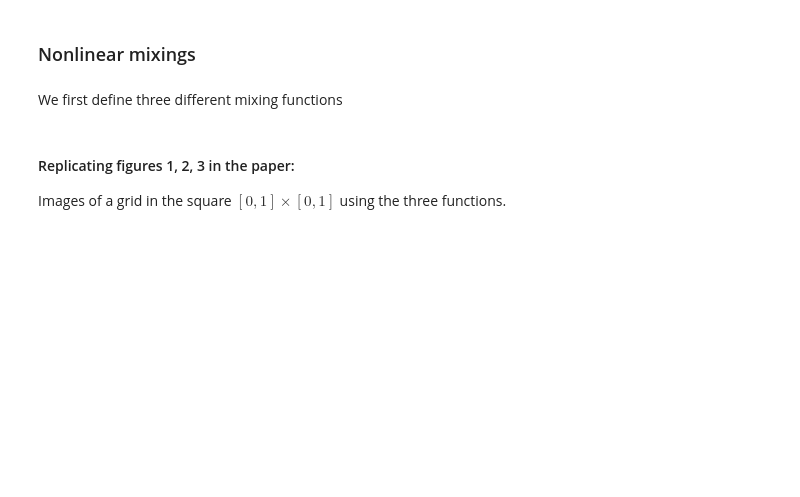
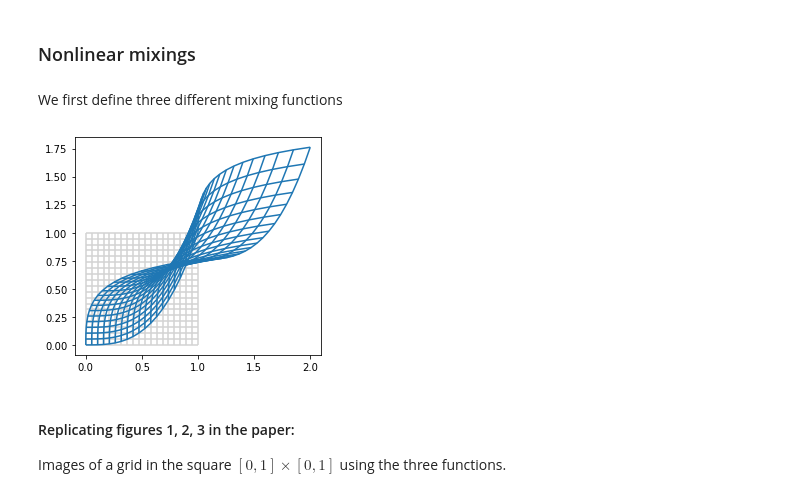
Before and after one commit to lgresele/independent-mechanism-analysis, a Jupyter notebook: 0_darmois_construction.ipynb, the cells around one changed output. Saved outputs shown, nothing was run; the diff lists cells and outputs as text; code cells hidden in the pictures; blank space fills up the shorter version.

```diff
--- a/0_darmois_construction.ipynb
+++ b/0_darmois_construction.ipynb
@@ -41,3 +43,7 @@ def f_3(x, y):
+# %%
+show_grid_plot(f_3)#, multi_argument=False)
+# %% [output]
+[figure, added]
 # %% [markdown]
 #### Replicating figures 1, 2, 3 in the paper:
 
```
Also changed, not shown: parts of 6 cells of this notebook, 1 other file.
